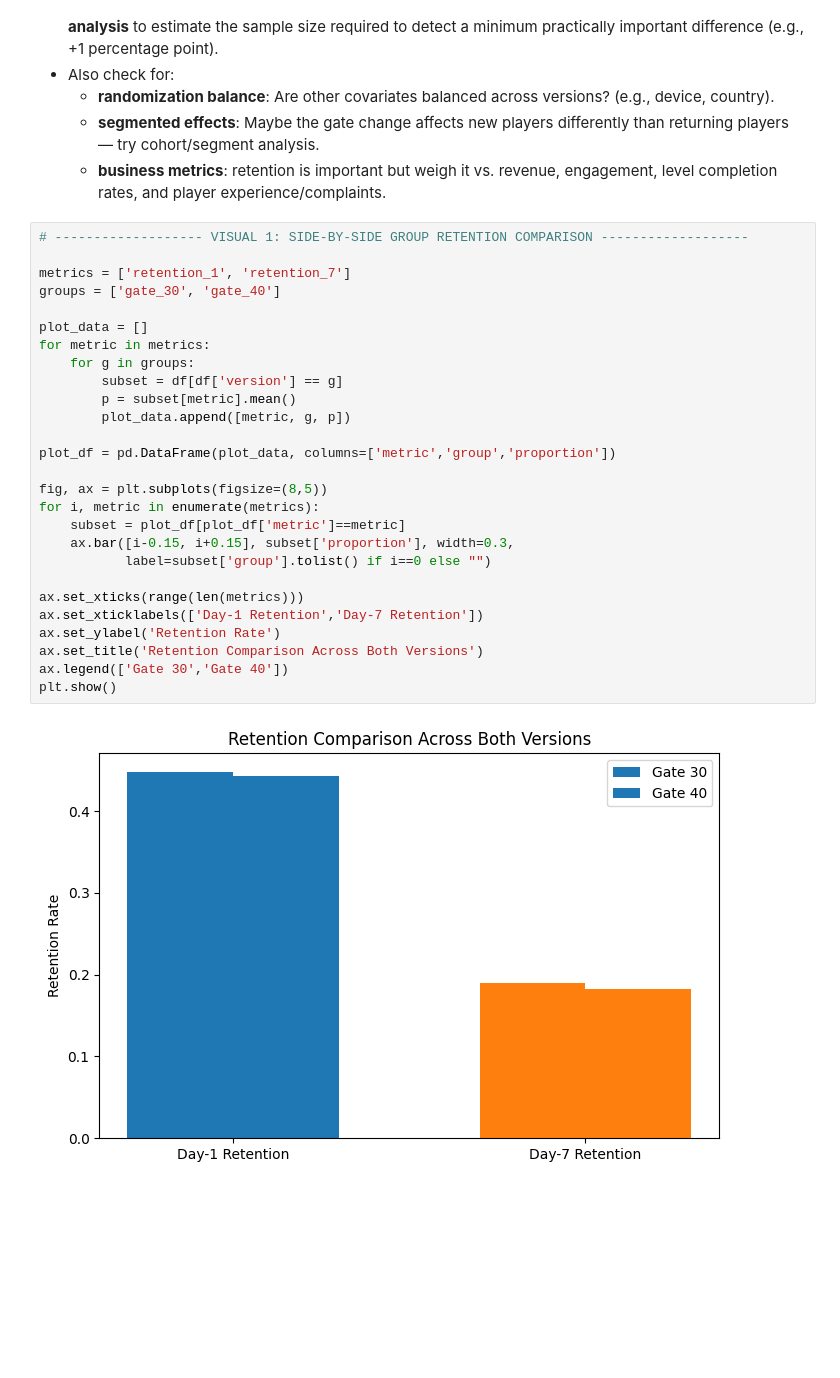
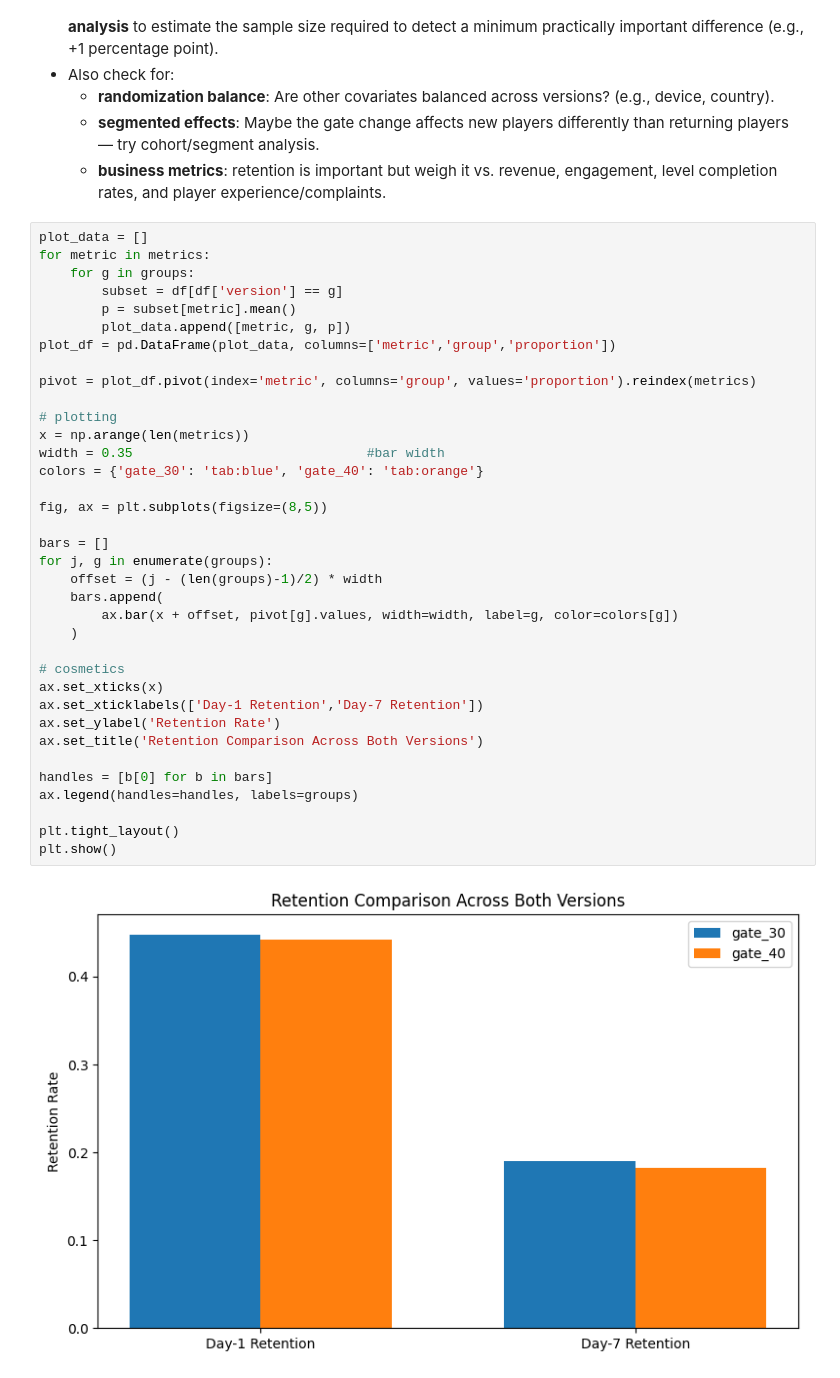
Before and after one commit to msds25018-lab/stats-project, a Jupyter notebook: test-code.ipynb, the cells around one changed output. Cells and saved outputs as stored; diff of their text form; blank space fills up the shorter version.

```diff
--- a/test-code.ipynb
+++ b/test-code.ipynb
@@ -235,31 +207,40 @@ Below is a small code cell that prints a plain-language recommendation using the
   - **segmented effects**: Maybe the gate change affects new players differently than returning players — try cohort/segment analysis.
   - **business metrics**: retention is important but weigh it vs. revenue, engagement, level completion rates, and player experience/complaints.
 # %%
-# ------------------- VISUAL 1: SIDE-BY-SIDE GROUP RETENTION COMPARISON -------------------
-
-metrics = ['retention_1', 'retention_7']
-groups = ['gate_30', 'gate_40']
-
 plot_data = []
 for metric in metrics:
     for g in groups:
         subset = df[df['version'] == g]
         p = subset[metric].mean()
         plot_data.append([metric, g, p])
-
 plot_df = pd.DataFrame(plot_data, columns=['metric','group','proportion'])
 
+pivot = plot_df.pivot(index='metric', columns='group', values='proportion').reindex(metrics)
+
+# plotting
+x = np.arange(len(metrics))
+width = 0.35                              #bar width
+colors = {'gate_30': 'tab:blue', 'gate_40': 'tab:orange'}
+
 fig, ax = plt.subplots(figsize=(8,5))
-for i, metric in enumerate(metrics):
-    subset = plot_df[plot_df['metric']==metric]
-    ax.bar([i-0.15, i+0.15], subset['proportion'], width=0.3,
-           label=subset['group'].tolist() if i==0 else "")
 
-ax.set_xticks(range(len(metrics)))
+bars = []
+for j, g in enumerate(groups):
+    offset = (j - (len(groups)-1)/2) * width
+    bars.append(
+        ax.bar(x + offset, pivot[g].values, width=width, label=g, color=colors[g])
+    )
+
+# cosmetics
+ax.set_xticks(x)
 ax.set_xticklabels(['Day-1 Retention','Day-7 Retention'])
 ax.set_ylabel('Retention Rate')
 ax.set_title('Retention Comparison Across Both Versions')
-ax.legend(['Gate 30','Gate 40'])
+
+handles = [b[0] for b in bars]
+ax.legend(handles=handles, labels=groups)
+
+plt.tight_layout()
 plt.show()
 # %% [output]
-[figure, old version]
+[figure, new version]
```
Also changed, not shown: parts of 9 cells of this notebook.
